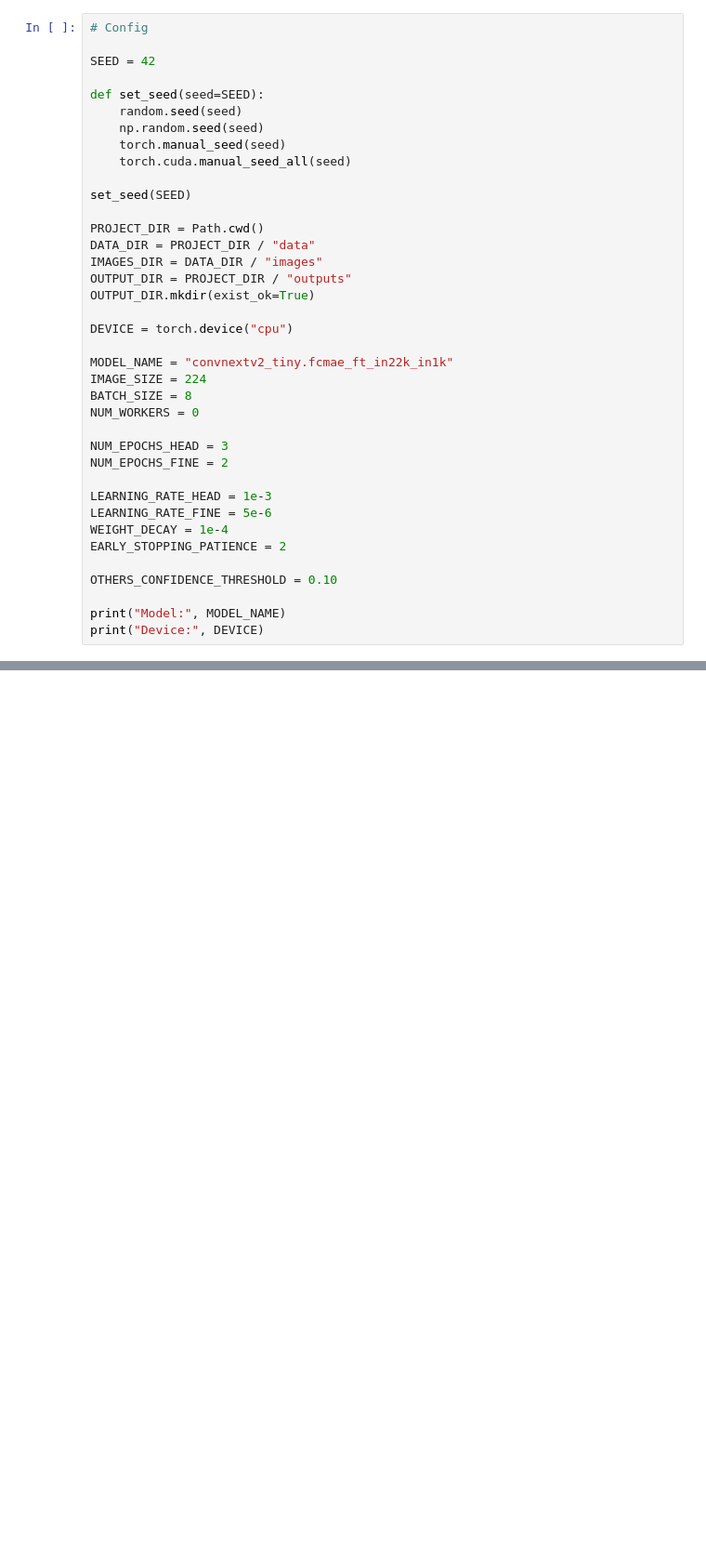
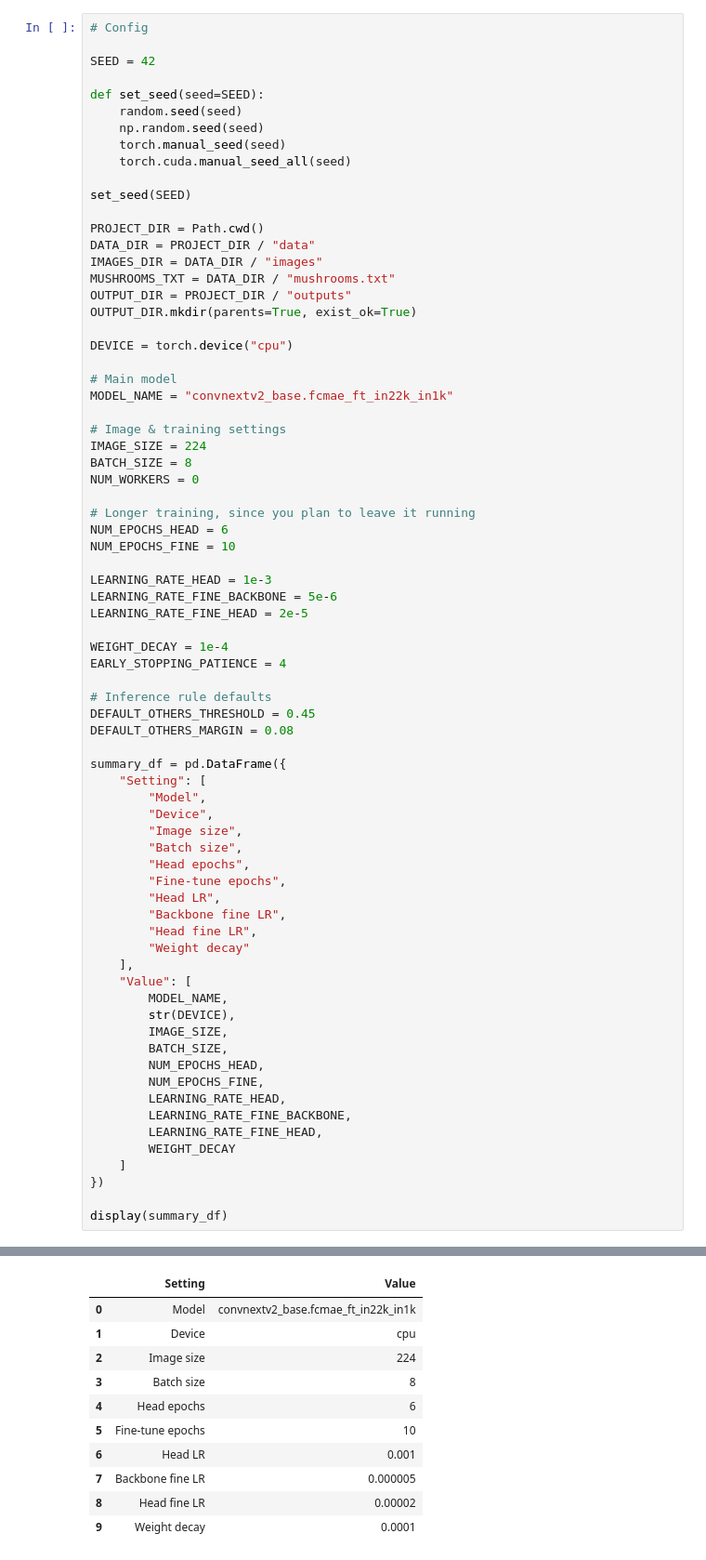
Before and after one commit to abrahamjerson/Mushroom-Classifier-Wep-App, a Jupyter notebook: model.ipynb, the cells around one changed output, grey strips where cells are left out. Shown at 93% size. Drawn from its saved outputs; the diff is of its cells as text; blank space fills up the shorter version.

```diff
--- a/model.ipynb
+++ b/model.ipynb
@@ -44,26 +48,61 @@ set_seed(SEED)
 PROJECT_DIR = Path.cwd()
 DATA_DIR = PROJECT_DIR / "data"
 IMAGES_DIR = DATA_DIR / "images"
+MUSHROOMS_TXT = DATA_DIR / "mushrooms.txt"
 OUTPUT_DIR = PROJECT_DIR / "outputs"
-OUTPUT_DIR.mkdir(exist_ok=True)
+OUTPUT_DIR.mkdir(parents=True, exist_ok=True)
 
 DEVICE = torch.device("cpu")
 
-MODEL_NAME = "convnextv2_tiny.fcmae_ft_in22k_in1k"
+# Main model
+MODEL_NAME = "convnextv2_base.fcmae_ft_in22k_in1k"
+
+# Image & training settings
 IMAGE_SIZE = 224
 BATCH_SIZE = 8
 NUM_WORKERS = 0
 
-NUM_EPOCHS_HEAD = 3
-NUM_EPOCHS_FINE = 2
+# Longer training, since you plan to leave it running
+NUM_EPOCHS_HEAD = 6
+NUM_EPOCHS_FINE = 10
 
 LEARNING_RATE_HEAD = 1e-3
-LEARNING_RATE_FINE = 5e-6
+LEARNING_RATE_FINE_BACKBONE = 5e-6
+LEARNING_RATE_FINE_HEAD = 2e-5
+
 WEIGHT_DECAY = 1e-4
-EARLY_STOPPING_PATIENCE = 2
+EARLY_STOPPING_PATIENCE = 4
 
-OTHERS_CONFIDENCE_THRESHOLD = 0.10
+# Inference rule defaults
+DEFAULT_OTHERS_THRESHOLD = 0.45
+DEFAULT_OTHERS_MARGIN = 0.08
 
-print("Model:", MODEL_NAME)
-print("Device:", DEVICE)
+summary_df = pd.DataFrame({
+    "Setting": [
+        "Model",
+        "Device",
+        "Image size",
+        "Batch size",
+        "Head epochs",
+        "Fine-tune epochs",
+        "Head LR",
+        "Backbone fine LR",
+        "Head fine LR",
+        "Weight decay"
+    ],
+    "Value": [
+        MODEL_NAME,
+        str(DEVICE),
+        IMAGE_SIZE,
+        BATCH_SIZE,
+        NUM_EPOCHS_HEAD,
+        NUM_EPOCHS_FINE,
+        LEARNING_RATE_HEAD,
+        LEARNING_RATE_FINE_BACKBONE,
+        LEARNING_RATE_FINE_HEAD,
+        WEIGHT_DECAY
+    ]
+})
+
+display(summary_df)
 # %% [output]
@@ -72 +109,12 @@ Device: cpu
+|  | Setting | Value |
+| 0 | Model | convnextv2_base.fcmae_ft_in22k_in1k |
+| 1 | Device | cpu |
+| 2 | Image size | 224 |
+| 3 | Batch size | 8 |
+| 4 | Head epochs | 6 |
+| 5 | Fine-tune epochs | 10 |
+| 6 | Head LR | 0.001 |
+| 7 | Backbone fine LR | 0.000005 |
+| 8 | Head fine LR | 0.00002 |
+| 9 | Weight decay | 0.0001 |
 # %%
```
Also changed, not shown: parts of 18 cells of this notebook, 14 other files.
